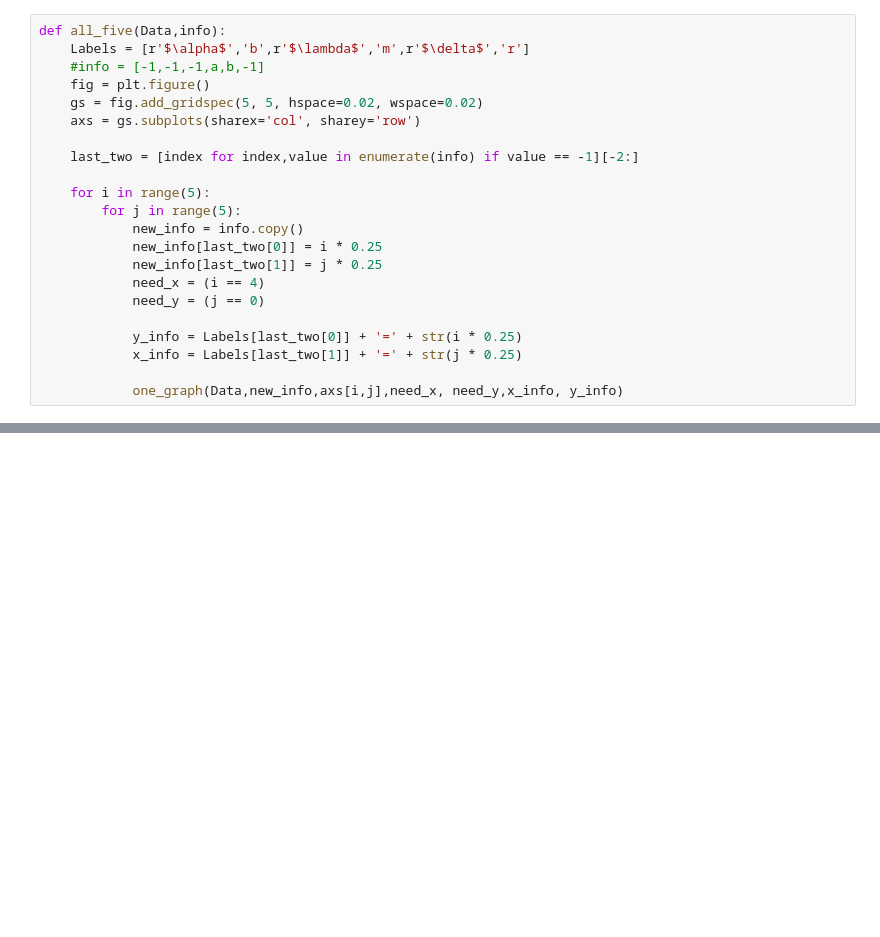
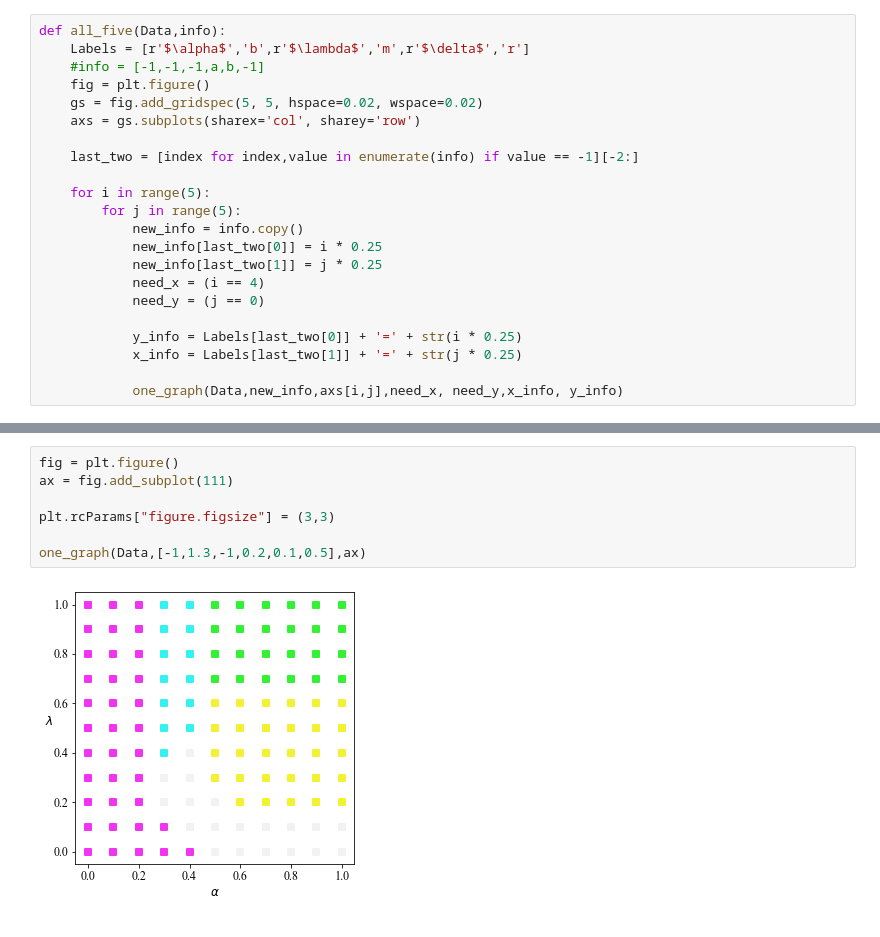
Before and after one commit to artermi/Quasi_Coop, a Jupyter notebook: Show_SixDim.ipynb, the cells around one changed output, grey strips where cells are left out. Saved outputs shown, nothing was run; the diff lists cells and outputs as text; blank space fills up the shorter version.

```diff
--- a/Show_SixDim.ipynb
+++ b/Show_SixDim.ipynb
@@ -133,0 +219,9 @@ for d in range(5):
+# %%
+fig = plt.figure()
+ax = fig.add_subplot(111)
+
+plt.rcParams["figure.figsize"] = (3,3)
+
+one_graph(Data,[-1,1.3,-1,0.2,0.1,0.5],ax)
+# %% [output]
+[figure, added]
```
Also changed, not shown: parts of 11 cells of this notebook, 27 other files.
